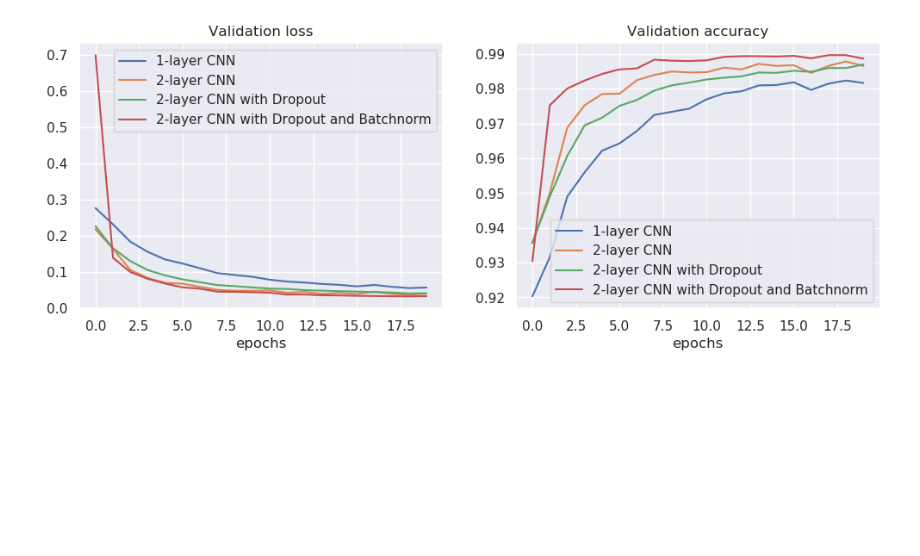
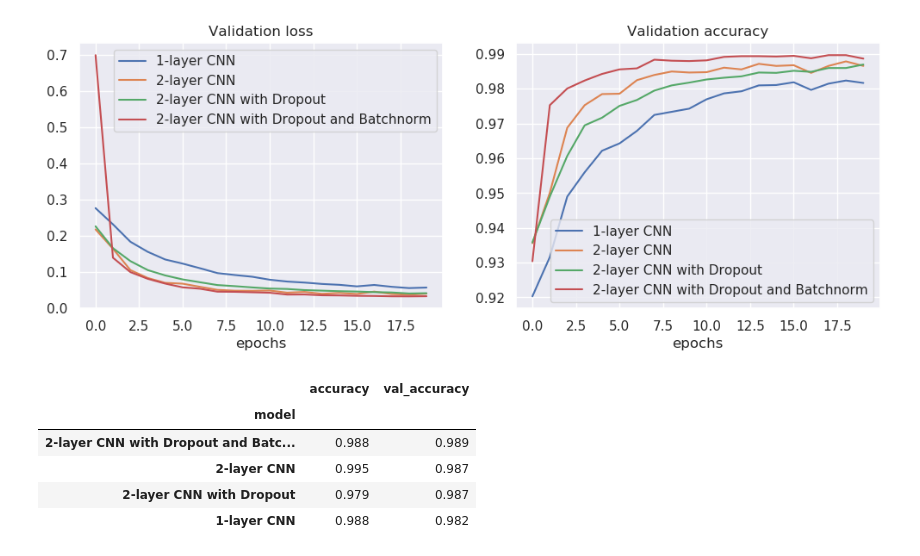
Before and after one commit to stlehmann/ml-mnist, a Jupyter notebook: notebooks/020_cnn_01.ipynb, the cells around one changed output. Saved outputs shown, nothing was run; the diff lists cells and outputs as text; code cells hidden in the pictures; blank space fills up the shorter version.

```diff
--- a/notebooks/020_cnn_01.ipynb
+++ b/notebooks/020_cnn_01.ipynb
@@ -298,3 +298,22 @@ plt.xlabel("epochs")
 plt.show()
 # %% [output]
 [figure]
+# %%
+import pandas as pd
+models = ["1-layer CNN", "2-layer CNN", "2-layer CNN with Dropout", "2-layer CNN with Dropout and Batchnorm"]
+histories = [history1, history2, history3, history4]
+accuracies = [hist.history["accuracy"][-1] for hist in histories]
+val_accuracies = [hist.history["val_accuracy"][-1] for hist in histories]
+df = pd.DataFrame(
+    {"model": models, "accuracy": accuracies, "val_accuracy": val_accuracies},
+)
+df = df.set_index("model")
+df = df.round(3)
+df.sort_values("val_accuracy", ascending=False)
+# %% [output]
+|  | accuracy | val_accuracy |
+| model |  |  |
+| 2-layer CNN with Dropout and Batc... | 0.988 | 0.989 |
+| 2-layer CNN | 0.995 | 0.987 |
+| 2-layer CNN with Dropout | 0.979 | 0.987 |
+| 1-layer CNN | 0.988 | 0.982 |
```
Also changed, not shown: parts of 2 cells of this notebook.
